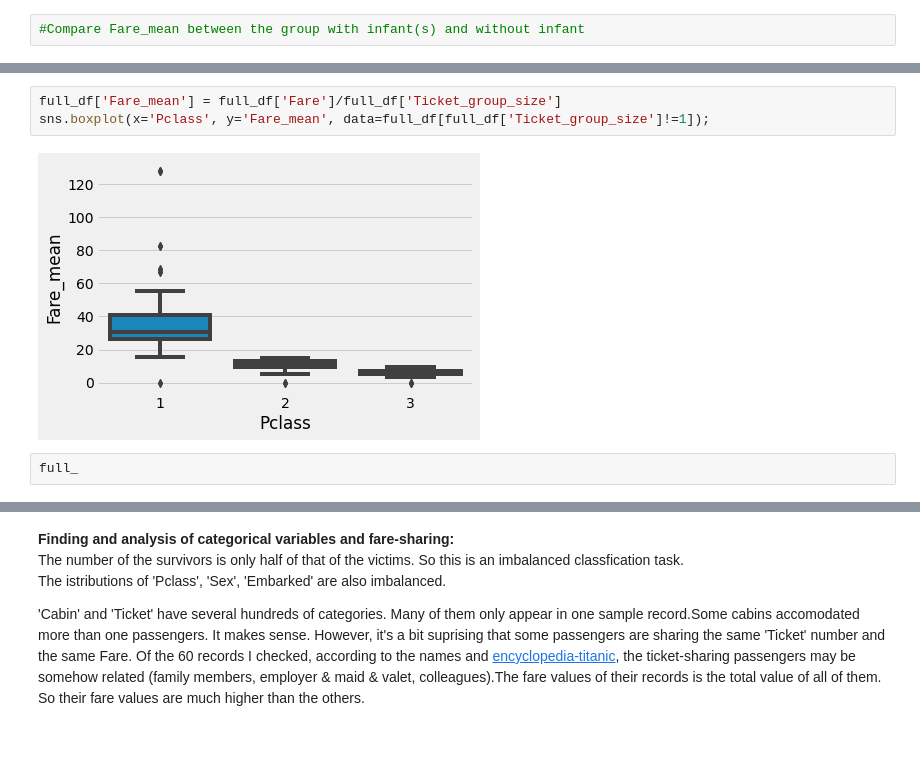
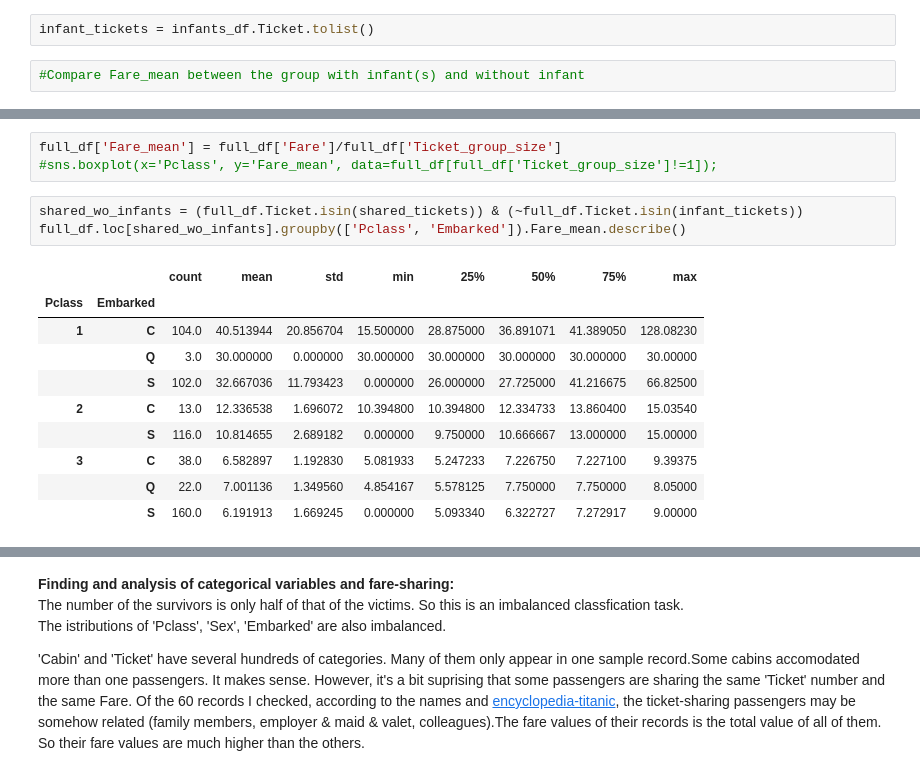
Before and after one commit to Brendalish/titanic, a Jupyter notebook: EDA of Combined Datasets.ipynb, the cells around one changed output, grey strips where cells are left out. Saved outputs shown, nothing was run; the diff lists cells and outputs as text; blank space fills up the shorter version.

```diff
--- a/EDA of Combined Datasets.ipynb
+++ b/EDA of Combined Datasets.ipynb
@@ -616,2 +655,4 @@ full_df.sort_values(by='Pclass').loc[full_df.Age<1, :'Embarked']
+# %%
+infant_tickets = infants_df.Ticket.tolist()
 # %%
 #Compare Fare_mean between the group with infant(s) and without infant
@@ -634,7 +659,17 @@ full_df.sort_values(by='Pclass').loc[full_df.Age<1, :'Fare_mean']
 # %%
 full_df['Fare_mean'] = full_df['Fare']/full_df['Ticket_group_size']
-sns.boxplot(x='Pclass', y='Fare_mean', data=full_df[full_df['Ticket_group_size']!=1]);
+#sns.boxplot(x='Pclass', y='Fare_mean', data=full_df[full_df['Ticket_group_size']!=1]);
-# %% [output]
-[figure, removed]
-# %%
-full_
+# %%
+shared_wo_infants = (full_df.Ticket.isin(shared_tickets)) & (~full_df.Ticket.isin(infant_tickets))
+full_df.loc[shared_wo_infants].groupby(['Pclass', 'Embarked']).Fare_mean.describe()
+# %% [output]
+|  |  | count | mean | std | min | 25% | 50% | 75% | max |
+| Pclass | Embarked |  |  |  |  |  |  |  |  |
+| 1 | C | 104.0 | 40.513944 | 20.856704 | 15.500000 | 28.875000 | 36.891071 | 41.389050 | 128.08230 |
+|  | Q | 3.0 | 30.000000 | 0.000000 | 30.000000 | 30.000000 | 30.000000 | 30.000000 | 30.00000 |
+|  | S | 102.0 | 32.667036 | 11.793423 | 0.000000 | 26.000000 | 27.725000 | 41.216675 | 66.82500 |
+| 2 | C | 13.0 | 12.336538 | 1.696072 | 10.394800 | 10.394800 | 12.334733 | 13.860400 | 15.03540 |
+|  | S | 116.0 | 10.814655 | 2.689182 | 0.000000 | 9.750000 | 10.666667 | 13.000000 | 15.00000 |
+| 3 | C | 38.0 | 6.582897 | 1.192830 | 5.081933 | 5.247233 | 7.226750 | 7.227100 | 9.39375 |
+|  | Q | 22.0 | 7.001136 | 1.349560 | 4.854167 | 5.578125 | 7.750000 | 7.750000 | 8.05000 |
+|  | S | 160.0 | 6.191913 | 1.669245 | 0.000000 | 5.093340 | 6.322727 | 7.272917 | 9.00000 |
```
Also changed, not shown: parts of 50 cells of this notebook.
